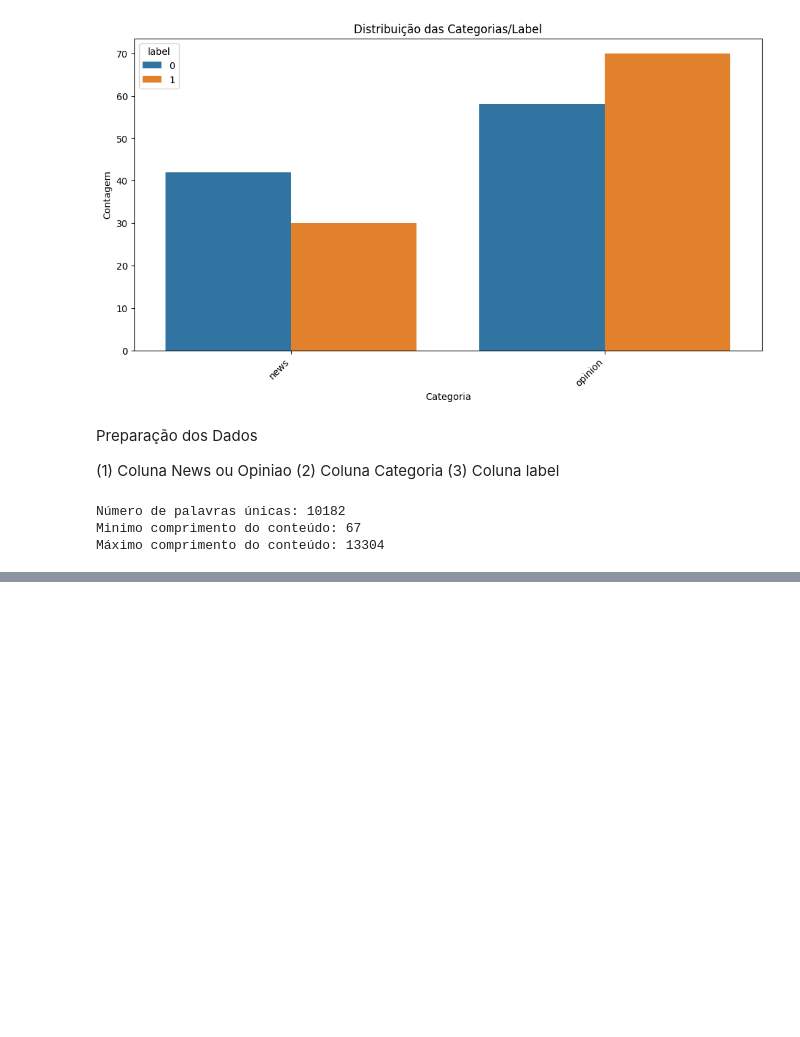
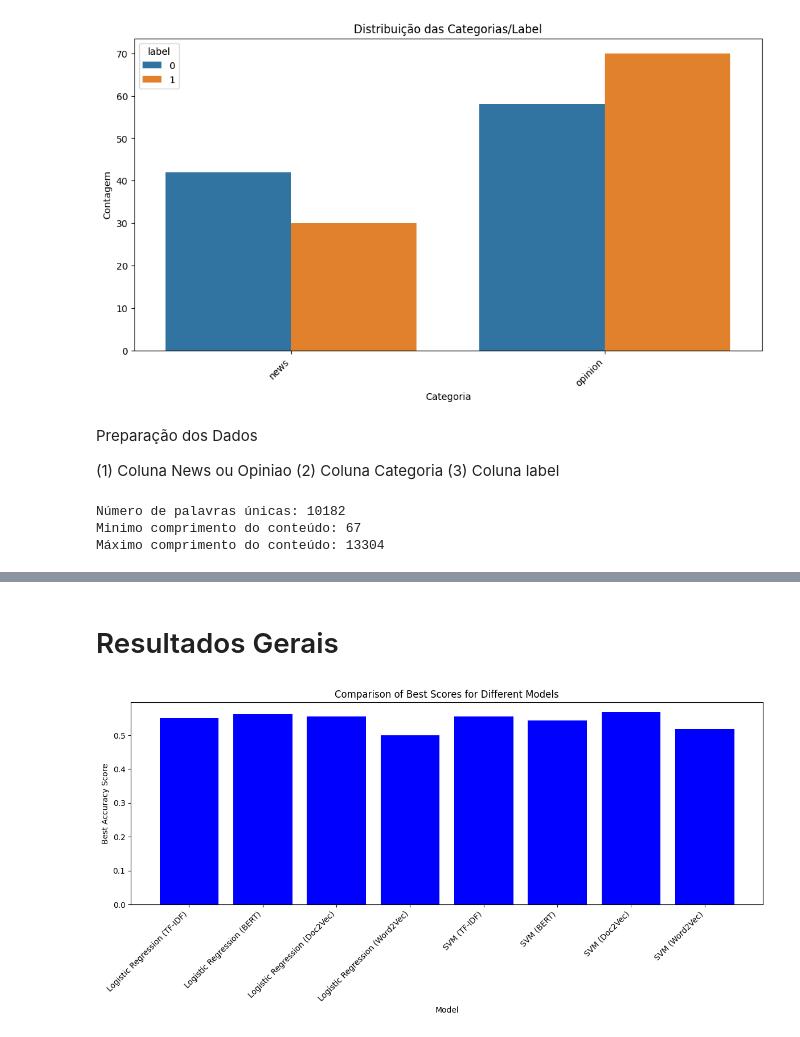
Before and after one commit to geraldoferreira1963/Analise_Sentimento, a Jupyter notebook: Analise_Sentimento_v1.ipynb, the cells around one changed output, grey strips where cells are left out. Drawn from its saved outputs; the diff is of its cells as text; code cells hidden in the pictures; blank space fills up the shorter version.

```diff
--- a/Analise_Sentimento_v1.ipynb
+++ b/Analise_Sentimento_v1.ipynb
@@ -688,0 +1088,41 @@ Tempo de Treinamento - SVM: 00:00:00
+# %% [markdown]
+# Resultados Gerais
+# %%
+# Create a list of all the grid search results
+grid_search_results = [
+    logreg_grid_search,  # Use the GridSearchCV object
+    logreg_bert_grid_search,  # Use the GridSearchCV object
+    logreg_doc2vec_grid_search,  # Use the GridSearchCV object
+    logreg_word2vec_grid_search,  # Use the GridSearchCV object
+    svm_grid_search,  # Use the GridSearchCV object
+    svm_bert_grid_search,  # Use the GridSearchCV object
+    svm_doc2vec_grid_search,  # Use the GridSearchCV object
+    svm_word2vec_grid_search,  # Use the GridSearchCV object
+]
+
+# Create a list of labels for the different models
+model_labels = [
+    "Logistic Regression (TF-IDF)",
+    "Logistic Regression (BERT)",
+    "Logistic Regression (Doc2Vec)",
+    "Logistic Regression (Word2Vec)",
+    "SVM (TF-IDF)",
+    "SVM (BERT)",
+    "SVM (Doc2Vec)",
+    "SVM (Word2Vec)",
+]
+
+# Create a list of the best scores achieved by each model
+best_scores = [results.best_score_ for results in grid_search_results]
+
+# Create the plot
+plt.figure(figsize=(12, 6))
+plt.bar(model_labels, best_scores, color='blue')
+plt.xlabel("Model")
+plt.ylabel("Best Accuracy Score")
+plt.title("Comparison of Best Scores for Different Models")
+plt.xticks(rotation=45, ha='right')  # Rotate x-axis labels for better readability
+plt.tight_layout()  # Adjust layout to prevent labels from overlapping
+plt.show()
+# %% [output]
+[figure, added]
```
Also changed, not shown: parts of 23 cells of this notebook.
